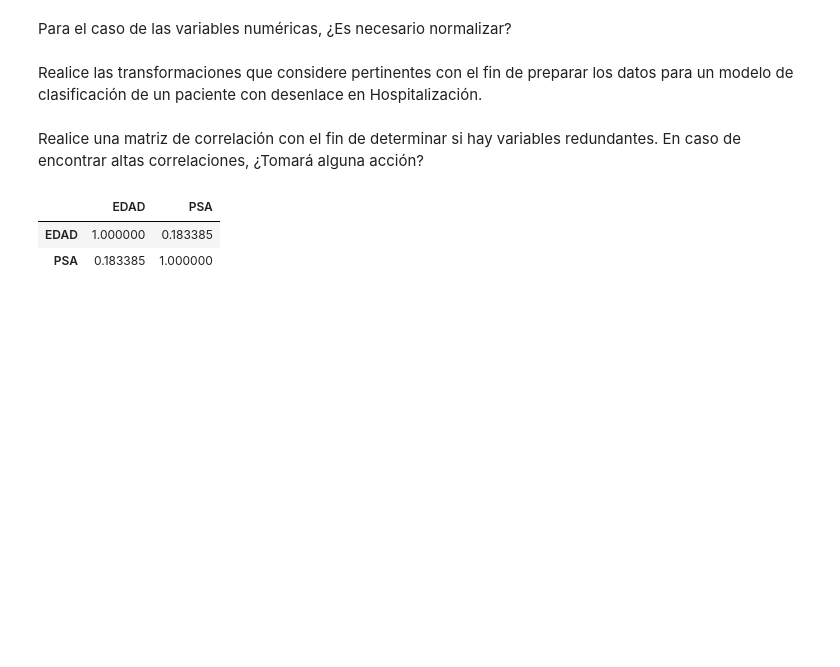
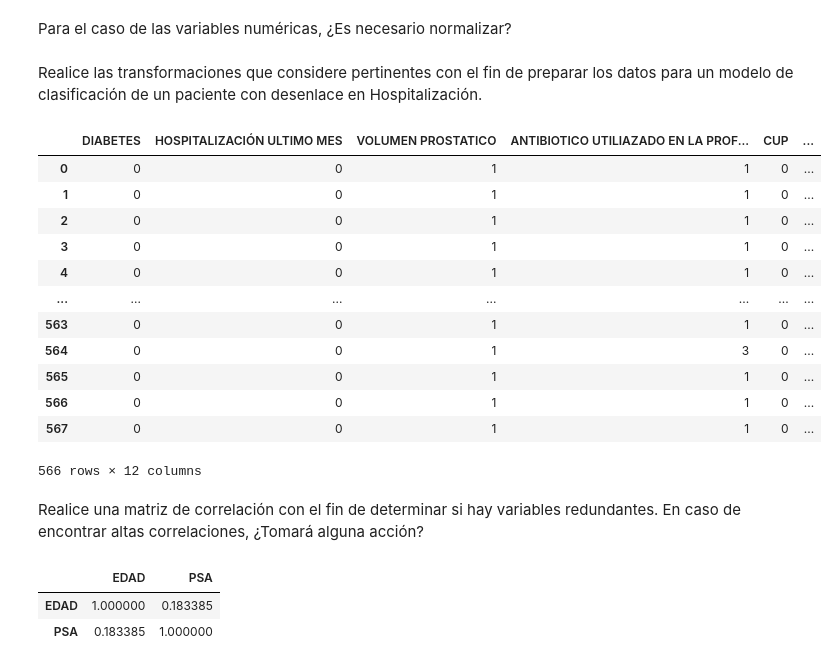
Before and after one commit to AgustinAgulleiro/Proyecto-Integrador-Machine-Learning, a Jupyter notebook: Proyecto_Integrador_Preparacion_de_datos.ipynb, the cells around one changed output. Drawn from its saved outputs; the diff is of its cells as text; code cells hidden in the pictures; blank space fills up the shorter version.

```diff
--- a/Proyecto_Integrador_Preparacion_de_datos.ipynb
+++ b/Proyecto_Integrador_Preparacion_de_datos.ipynb
@@ -266,7 +266,8 @@ Para el caso de las variables numéricas, ¿Es necesario normalizar?
 #Ya que cada paciente es importante para el analisis y generalizar una edad para cierto paciente es ineficiente.
 # %%
 #Dentro de la columna "ANTIBIOTICO UTILIAZADO EN LA PROFILAXIS" habia 2 variables repetidas, pero con diferente acento
-df['ANTIBIOTICO UTILIAZADO EN LA PROFILAXIS'] = df['ANTIBIOTICO UTILIAZADO EN LA PROFILAXIS'].replace('FLUOROQUINOLONA_AMINOGLICÓSIDO', 'FLUOROQUINOLONA_AMINOGLICOSIDO')
+df['ANTIBIOTICO UTILIAZADO EN LA PROFILAXIS'] = df['ANTIBIOTICO UTILIAZADO EN LA PROFILAXIS'].replace('FLUOROQUINOLONA_AMINOGLICÓSIDO',
+'FLUOROQUINOLONA_AMINOGLICOSIDO')
 # %%
 #Cambio las variables "SI, EPOC" y "SI, ASMA" por "SI"
 df['ENF. CRONICA PULMONAR OBSTRUCTIVA'] = df['ENF. CRONICA PULMONAR OBSTRUCTIVA'].replace(['SI, EPOC', 'SI, ASMA'], 'SI')
@@ -285,6 +286,22 @@ from sklearn.preprocessing import LabelEncoder
 le = LabelEncoder()
 #Transformamos las variables categoricas en numeros
 modelo_mc = df[['DIABETES', 'HOSPITALIZACIÓN ULTIMO MES',"VOLUMEN PROSTATICO","ANTIBIOTICO UTILIAZADO EN LA PROFILAXIS","CUP","ENF. CRONICA PULMONAR OBSTRUCTIVA","BIOPSIA","FIEBRE","ITU","AGENTE AISLADO","PATRON DE RESISTENCIA","HOSPITALIZACION"]].apply(le.fit_transform)
+# %%
+modelo_mc
+# %% [output]
+|  | DIABETES | HOSPITALIZACIÓN ULTIMO MES | VOLUMEN PROSTATICO | ANTIBIOTICO UTILIAZADO EN LA PROF... | CUP | ... |
+| 0 | 0 | 0 | 1 | 1 | 0 | ... |
+| 1 | 0 | 0 | 1 | 1 | 0 | ... |
+| 2 | 0 | 0 | 1 | 1 | 0 | ... |
+| 3 | 0 | 0 | 1 | 1 | 0 | ... |
+| 4 | 0 | 0 | 1 | 1 | 0 | ... |
+| ... | ... | ... | ... | ... | ... | ... |
+| 563 | 0 | 0 | 1 | 1 | 0 | ... |
+| 564 | 0 | 0 | 1 | 3 | 0 | ... |
+| 565 | 0 | 0 | 1 | 1 | 0 | ... |
+| 566 | 0 | 0 | 1 | 1 | 0 | ... |
+| 567 | 0 | 0 | 1 | 1 | 0 | ... |
+566 rows × 12 columns
 # %% [markdown]
 Realice una matriz de correlación con el fin de determinar si hay variables redundantes. En caso de encontrar altas correlaciones, ¿Tomará alguna acción?
 # %%
```
Also changed, not shown: parts of 1 cell of this notebook, 1 other file.
